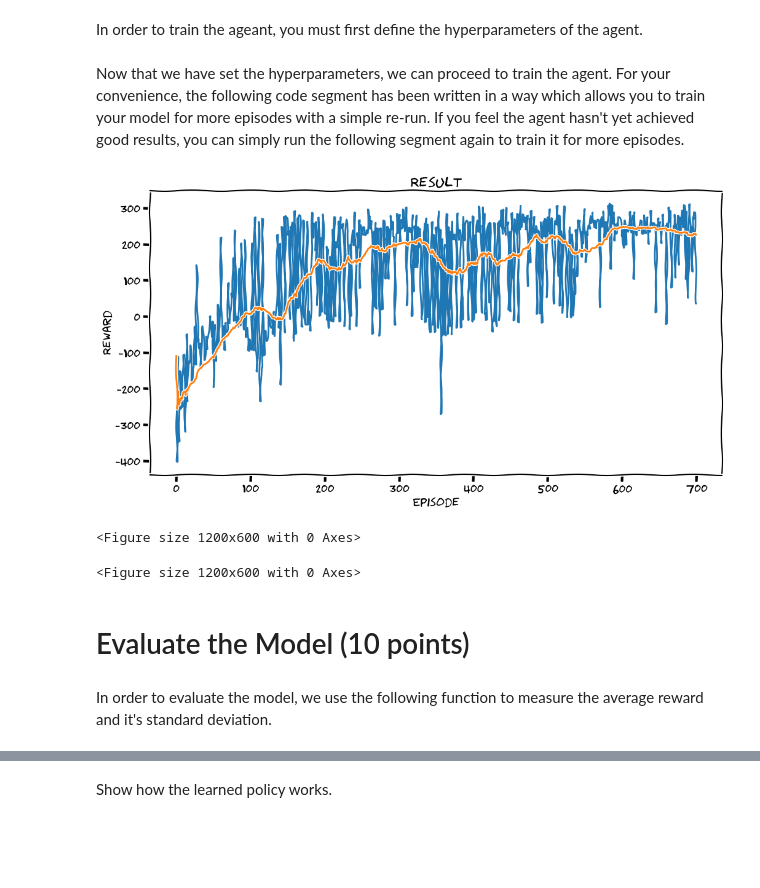
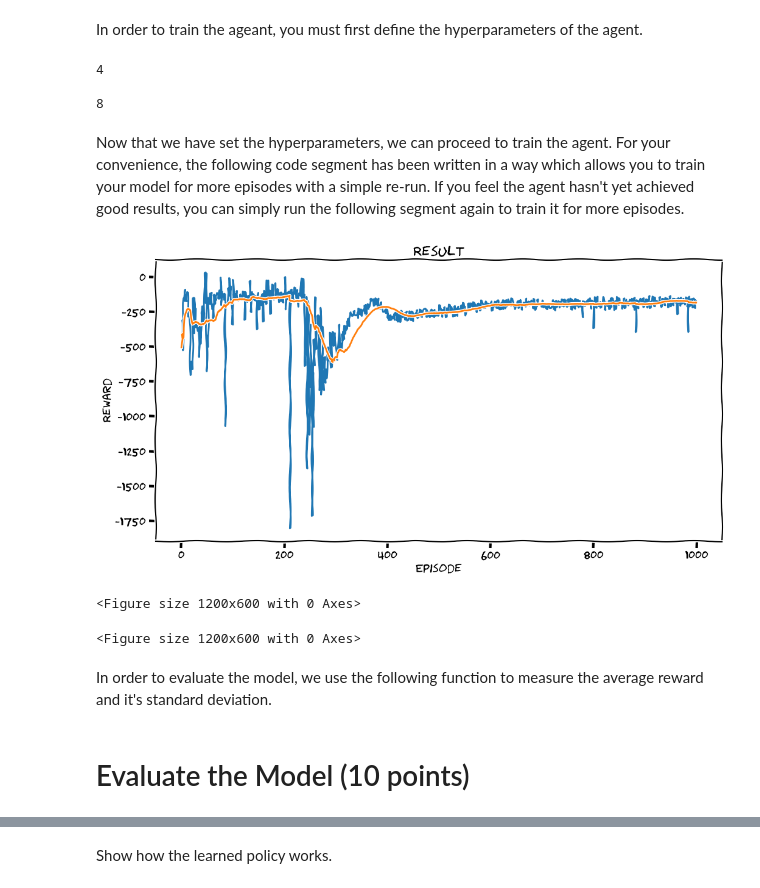
Before and after one commit to amirrezavelae/Reinforcement-Learning, a Jupyter notebook: HW/HW2/RL_PHW2_DQN.ipynb, the cells around one changed output, grey strips where cells are left out. Cells and saved outputs as stored; diff of their text form; code cells hidden in the pictures; blank space fills up the shorter version.

```diff
--- a/HW/HW2/RL_PHW2_DQN.ipynb
+++ b/HW/HW2/RL_PHW2_DQN.ipynb
@@ -238,6 +258,8 @@ class QNetwork(nn.Module):
 
     def __init__(self, n_observations, n_actions):
         super(QNetwork, self).__init__()
+        self.n_actions = n_actions
+        self.n_observations = n_observations
         self.layer1 = nn.Linear(n_observations, 128)
         self.layer2 = nn.Linear(128, 128)
         self.layer3 = nn.Linear(128, n_actions)
@@ -337,15 +375,15 @@ class Agent(object):
 In order to train the ageant, you must first define the hyperparameters of the agent.
 # %%
 params = {
-    'UPDATE_RATE': ... ,    # how often to update the network
-    'BUFFER_SIZE': ... ,    # size of the replay buffer
-    'BATCH_SIZE': ... ,     # number of experiences sampled from memory
-    'GAMMA': ... ,          # discount factor
-    'EPS_START': ... ,      # starting value of epsilon
-    'EPS_END': ... ,        # final value of epsilon
-    'EPS_DECAY': ... ,      # rate of exponential decay of epsilon
-    'TAU': ... ,            # update rate of the target network
-    'LR': ...               # learning rate of the optimizer
+    'UPDATE_RATE':  4,        # how often to update the network
+    'BUFFER_SIZE':int(1e5) ,  # replay buffer size
+    'BATCH_SIZE': 64 ,        # number of experiences sampled from memory
+    'GAMMA': 0.995,            # discount factor
+    'EPS_START': 1.0 ,        # starting value of epsilon
+    'EPS_END': 0.001 ,        # final value of epsilon
+    'EPS_DECAY': 0.001 ,        # rate of exponential decay of epsilon
+    'TAU': 0.001 ,             # update rate of the target network
+    'LR': 0.0001              # learning rate of the optimizer
 }
 
 # Set the environment
@@ -355,61 +393,80 @@ n_actions = env.action_space.n
 # Get the number of state observations
 state, info = env.reset()
 n_observations = len(state)
-
+print(n_actions)
+print(n_observations)
 sum_of_rewards = list()
 
 # TODO: Choose optimizer and loss function
-optimizer = ...
-criterion = ...
+optimizer = optim.Adam
+criterion = nn.MSELoss()
 
 # TODO: Get an instance of the agent class
-agent = ...
+agent = Agent(QNetwork(n_observations, n_actions), ReplayMemory(params['BUFFER_SIZE'], params['BATCH_SIZE']), optimizer, criterion, params)
+# %% [output]
+4
+
+8
 # %% [markdown]
 Now that we have set the hyperparameters, we can proceed to train the agent. For your convenience, the following code segment has been written in a way which allows you to train your model for more episodes with a simple re-run. If you feel the agent hasn't yet achieved good results, you can simply run the following segment again to train it for more episodes.
 # %%
-num_episodes = ...
+num_episodes = 1000
 
 for i_episode in range(1, num_episodes + 1):
     # TODO: Initialize the environment and get its state
-    state, info = ...
+    state, info = env.reset()
     state = torch.tensor(state, dtype=torch.float32, device=device).unsqueeze(0)
     episode_reward, done = 0, False
     while not done:
         # TODO: Take an Ɛ-greedy action
+        action = agent.act(state)
 
         # TODO: Take a step in the environment
+        next_state, reward, terminated, truncated, info = env.step(action)
 
         # TODO: Update sum of rewards for current episode
+        episode_reward += reward
+
 
         # TODO: Convert reward to tensor
+        reward = torch.tensor(reward, dtype=torch.float32, device=device).unsqueeze(0)
 
         # TODO: Convert the next state into tensor
+        next_state = torch.tensor(next_state, dtype=torch.float32, device=device).unsqueeze(0)
+
 
         # TODO: Store the termination status into a tensor
+        done = torch.tensor(done, dtype=torch.float32, device=device).unsqueeze(0)
 
         # TODO: Store the experience in memory
+        agent.step(state, torch.tensor(action, dtype=torch.long, device=device).unsqueeze(0), next_state, reward, done)
+
 
         # TODO: Update done status
+        done = truncated or terminated
+
 
         # TODO: Move to the next state
+        state = next_state
 
     # Update and plot rewards
     sum_of_rewards.append(episode_reward)
-    plot_rewards(sum_of_rewards)
+    if i_episode % 20 == 0:
+      plot_rewards(sum_of_rewards)
     # Save model every 100 episodes (change the rate if needed)
     if i_episode % 100 == 0:
         path = 'DQN_' + str(len(sum_of_rewards)).zfill(4)
         agent.save(path)
         save_progress(sum_of_rewards, path)
 
 plot_rewards(sum_of_rewards, show_result=True)
 plt.ioff()
 plt.show()
 # %% [output]
-[figure, old version]
+[figure, new version]
 <Figure size 1200x600 with 0 Axes>
 <Figure size 1200x600 with 0 Axes>
+# %% [markdown]
+In order to evaluate the model, we use the following function to measure the average reward and it's standard deviation.
 # %% [markdown]
 # Evaluate the Model (10 points)
-# %% [markdown]
-In order to evaluate the model, we use the following function to measure the average reward and it's standard deviation.
```
Also changed, not shown: parts of 24 cells of this notebook, 1 other file.
